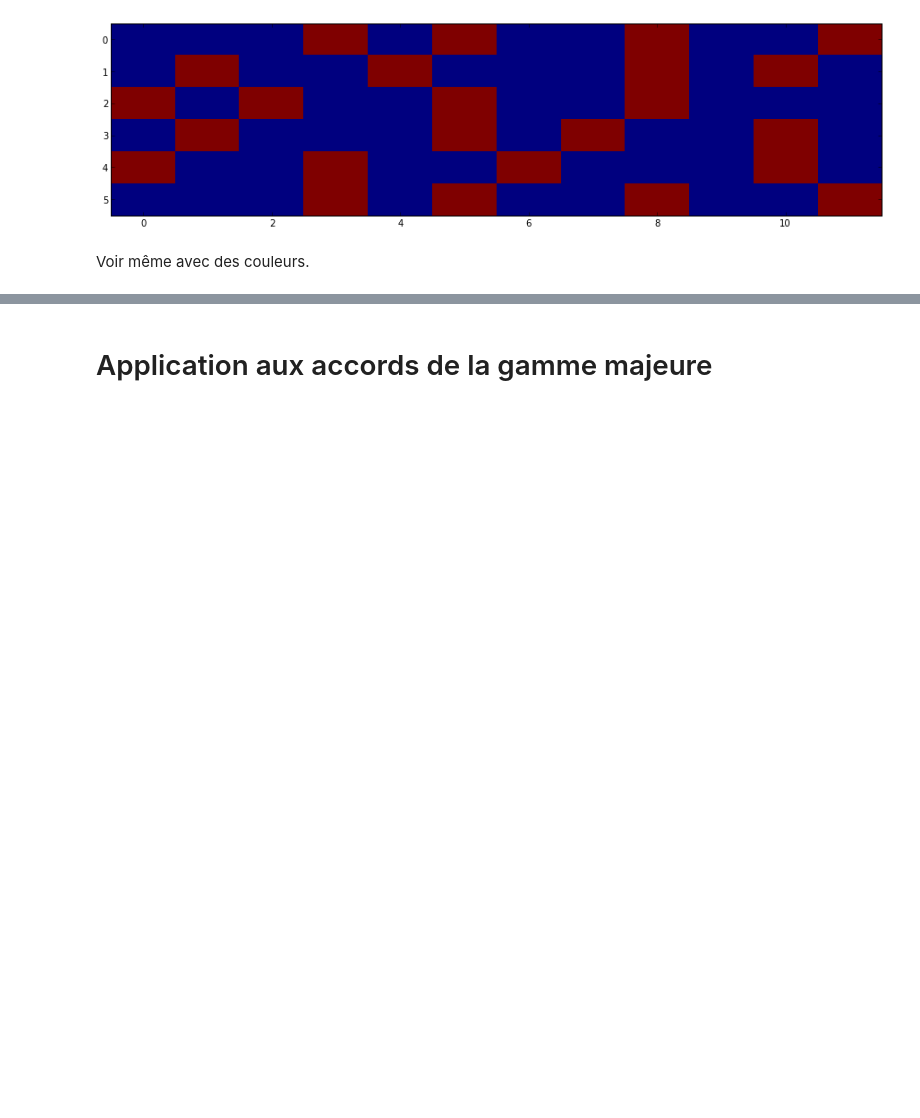
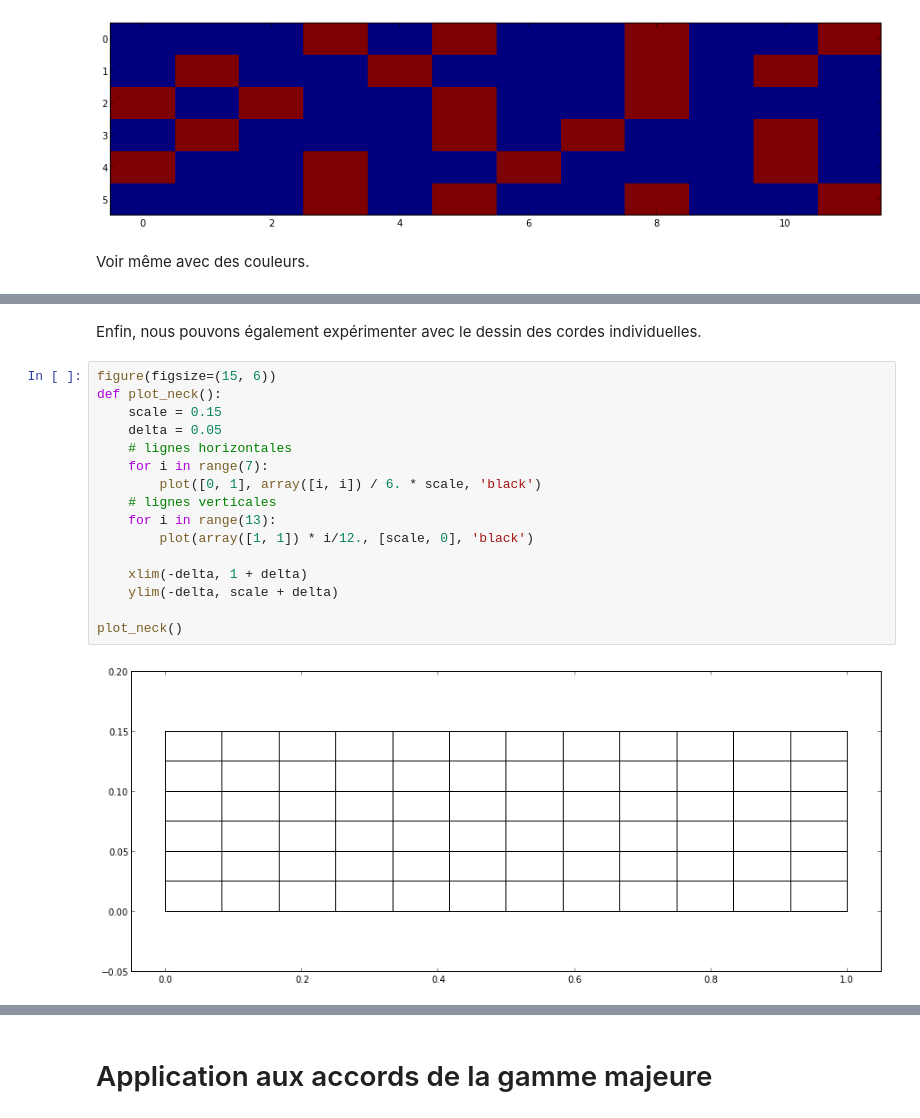
Before and after one commit to flothesof/posts, a Jupyter notebook: accords de guitare.ipynb, the cells around one changed output, grey strips where cells are left out. Saved outputs shown, nothing was run; the diff lists cells and outputs as text; blank space fills up the shorter version.

```diff
--- a/accords de guitare.ipynb
+++ b/accords de guitare.ipynb
@@ -75,0 +76,20 @@ cbar = colorbar(shrink=0.4)
+# %% [markdown]
+Enfin, nous pouvons également expérimenter avec le dessin des cordes individuelles.
+# %%
+figure(figsize=(15, 6))
+def plot_neck():
+    scale = 0.15
+    delta = 0.05
+    # lignes horizontales
+    for i in range(7):
+        plot([0, 1], array([i, i]) / 6. * scale, 'black')
+    # lignes verticales
+    for i in range(13):
+        plot(array([1, 1]) * i/12., [scale, 0], 'black')
+
+    xlim(-delta, 1 + delta)
+    ylim(-delta, scale + delta)
+
+plot_neck()
+# %% [output]
+[figure, added]
```
Also changed, not shown: parts of 10 cells of this notebook.
